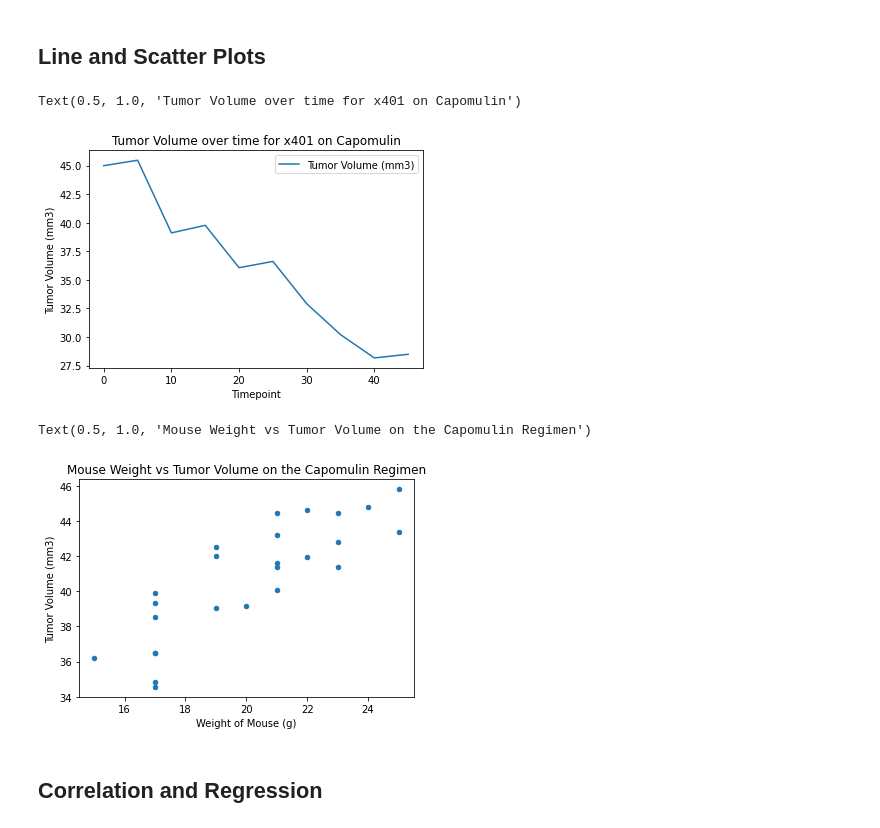
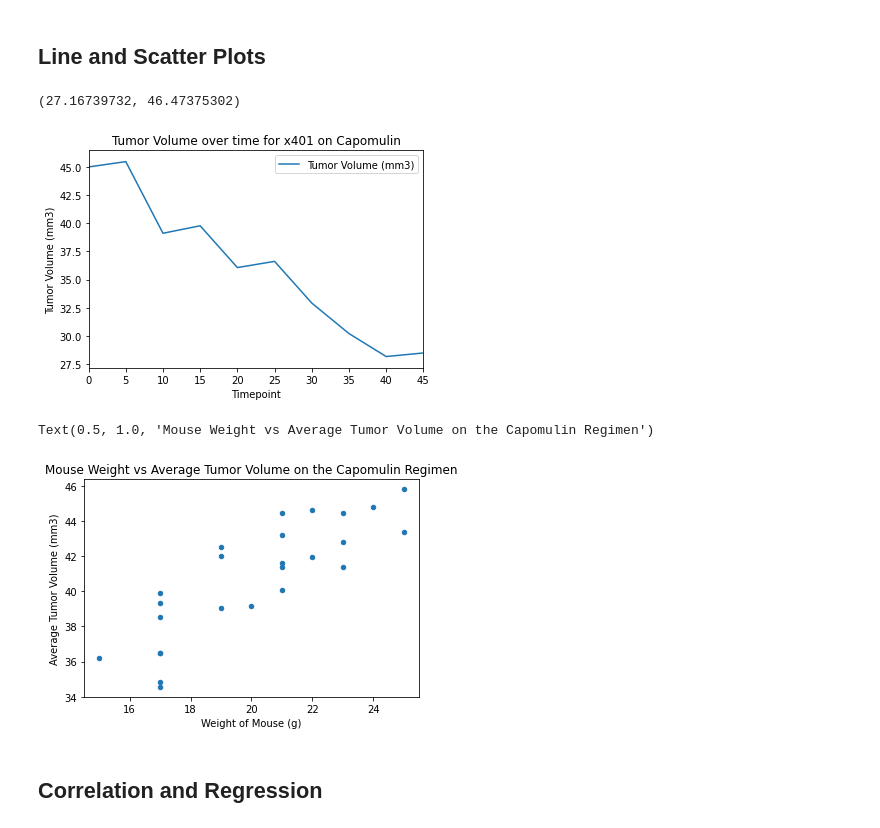
Before and after one commit to cjdance/matplotlib-challenge, a Jupyter notebook: Pymaceuticals/pymaceuticals_starter.ipynb, the cells around one changed output. Drawn from its saved outputs; the diff is of its cells as text; code cells hidden in the pictures.

```diff
--- a/Pymaceuticals/pymaceuticals_starter.ipynb
+++ b/Pymaceuticals/pymaceuticals_starter.ipynb
@@ -320,18 +337,21 @@ cap_mouse_df = capomulin_df.loc[capomulin_df['Mouse ID'] == cap_mouse_id]
 cap_mouse_df.plot(kind = "line", x = 'Timepoint', y = 'Tumor Volume (mm3)')
 plt.ylabel("Tumor Volume (mm3)")
 plt.title(f'Tumor Volume over time for {cap_mouse_id} on Capomulin')
+plt.xlim(0,max(capomulin_df['Timepoint']))
+plt.ylim((min(cap_mouse_df['Tumor Volume (mm3)'])-1), max(cap_mouse_df['Tumor Volume (mm3)'] + 1))
 # %% [output]
-Text(0.5, 1.0, 'Tumor Volume over time for x401 on Capomulin')
+(27.16739732, 46.47375302)
-[figure, old version]
+[figure, new version]
 # %%
 # Generate a scatter plot of average tumor volume vs. mouse weight for the Capomulin regimen
 capo_ave = capomulin_df.groupby('Mouse ID').mean()
 capo_plot = capo_ave.plot(kind = 'scatter', x = 'Weight (g)', y = 'Tumor Volume (mm3)')
 plt.xlabel("Weight of Mouse (g)")
-plt.title("Mouse Weight vs Tumor Volume on the Capomulin Regimen")
+plt.ylabel('Average Tumor Volume (mm3)')
+plt.title("Mouse Weight vs Average Tumor Volume on the Capomulin Regimen")
 # %% [output]
-Text(0.5, 1.0, 'Mouse Weight vs Tumor Volume on the Capomulin Regimen')
+Text(0.5, 1.0, 'Mouse Weight vs Average Tumor Volume on the Capomulin Regimen')
-[figure, old version]
+[figure, new version]
 # %% [markdown]
 ## Correlation and Regression
 # %%
```
Also changed, not shown: parts of 6 cells of this notebook.
